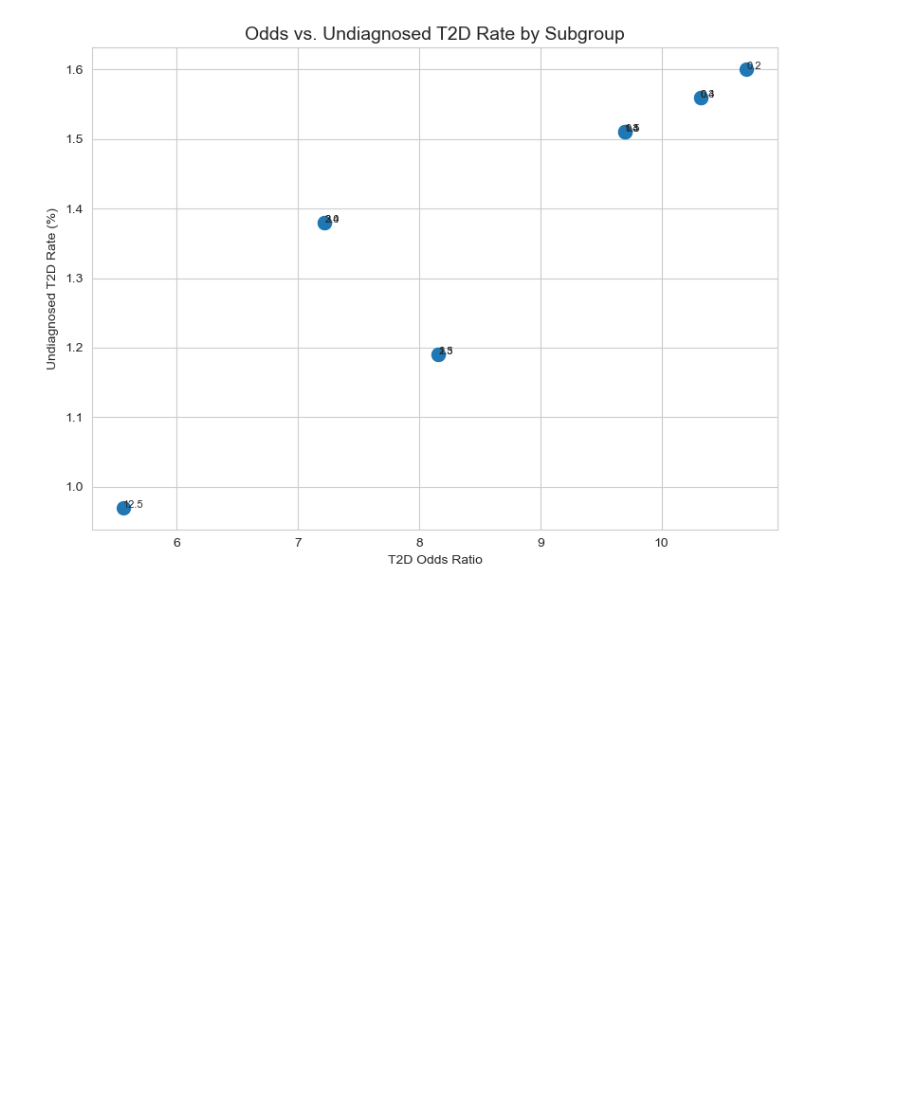
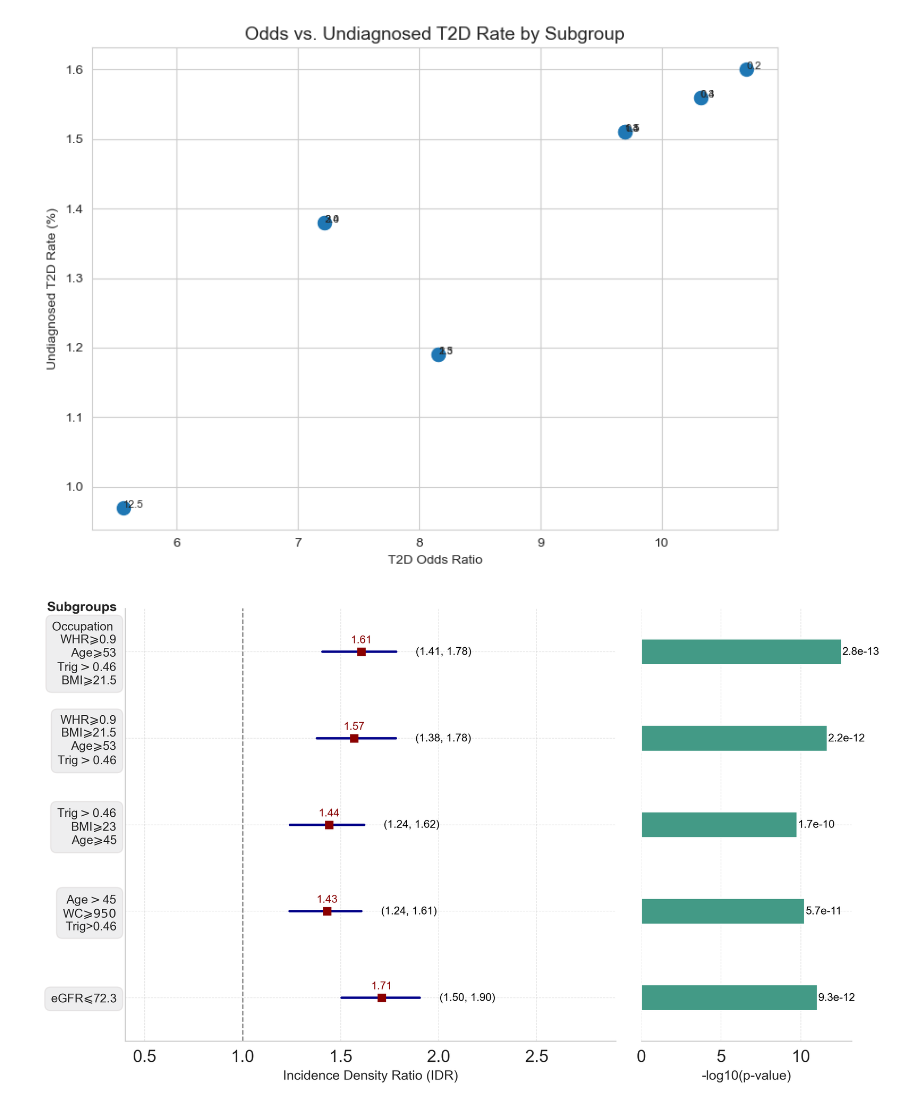
Before and after one commit to kayvinsoo7/mBio_study_improv, a Jupyter notebook: codes/climate.ipynb, the cells around one changed output. Saved outputs shown, nothing was run; the diff lists cells and outputs as text; code cells hidden in the pictures; blank space fills up the shorter version.

```diff
--- a/codes/climate.ipynb
+++ b/codes/climate.ipynb
@@ -286,3 +286,89 @@ plt.tight_layout()
 plt.show()
 # %% [output]
 [figure]
+# %%
+import matplotlib.pyplot as plt
+import numpy as np
+import pandas as pd
+
+# Agincourt data (simplified for plot)
+data_agincourt = pd.DataFrame({
+    "label": [
+        "Occupation \nWHR$\geqslant$0.9 \nAge$\geqslant$53 \nTrig$>$0.46 \nBMI$\geqslant$21.5",
+        "WHR$\geqslant$0.9 \nBMI$\geqslant$21.5 \nAge$\geqslant$53 \nTrig$>$0.46",
+        "Trig$>$0.46 \nBMI$\geqslant$23 \nAge$\geqslant$45",
+        "Age$>$45 \nWC$\geqslant950$ \nTrig>0.46",
+        "eGFR$\leqslant$72.3"
+    ],
+    "IDR": [1.606, 1.569, 1.441, 1.431, 1.71],
+    "p-value": [2.76e-13, 2.21e-12, 1.73e-10, 5.67e-11, 9.26e-12]
+})
+
+# Compute mock confidence intervals (±12% of IDR for variability)
+data_agincourt["CI_lower"] = data_agincourt["IDR"] * np.random.uniform(0.86, 0.89, size=len(data_agincourt))
+data_agincourt["CI_upper"] = data_agincourt["IDR"] * np.random.uniform(1.11, 1.14, size=len(data_agincourt))
+
+# Reverse for plotting (top to bottom)
+data_agincourt = data_agincourt.iloc[::-1].reset_index(drop=True)
+y_positions = np.arange(len(data_agincourt))
+n_groups = len(data_agincourt)
+
+# Plot
+fig, (ax_forest, ax_pvals) = plt.subplots(
+    1, 2,
+    figsize=(10, 6),
+    gridspec_kw={"width_ratios": [2.8, 1.2]}, dpi=300
+)
+
+# Forest plot
+for i, row in data_agincourt.iterrows():
+    ax_forest.plot([row["CI_lower"], row["CI_upper"]], [y_positions[i]] * 2, color="darkblue", lw=2)
+    ax_forest.plot(row["IDR"], y_positions[i], "s", color="darkred", markersize=6)
+    ax_forest.text(row["IDR"], y_positions[i] + 0.1, f"{row['IDR']:.2f}", ha="center", color="darkred", fontsize=9)
+    ci_label = f"({row['CI_lower']:.2f}, {row['CI_upper']:.2f})"
+    ax_forest.text(row["CI_upper"] + 0.1, y_positions[i], ci_label, va="center", fontsize=9, color="black")
+
+ax_forest.axvline(x=1.0, color="gray", linestyle="--", lw=1)
+ax_forest.set_yticks(y_positions)
+ax_forest.set_yticklabels(data_agincourt["label"], fontsize=10)
+for label in ax_forest.yaxis.get_ticklabels():
+    label.set_bbox(dict(facecolor='#DEDEE0', edgecolor='#DAD6D6', alpha=0.5, pad=3, boxstyle='round,pad=0.5'))
+ax_forest.set_xlabel("Incidence Density Ratio (IDR)", fontsize=11)
+for spine in ["top", "right"]:
+    ax_forest.spines[spine].set_visible(False)
+x_min = min(data_agincourt["CI_lower"].min(), 0.5) - 0.1
+x_max = data_agincourt["CI_upper"].max() + 1.0
+ax_forest.set_xlim(x_min, x_max)
+ax_forest.set_ylim(-0.5, n_groups - 0.5)
+ax_forest.grid(True, linestyle="--", alpha=0.5,linewidth=0.5)
+
+# P-value bar chart
+pvals = data_agincourt["p-value"].clip(lower=1e-300)
+neg_log_pvals = -np.log10(pvals)
+bars = ax_pvals.barh(y_positions, neg_log_pvals, height=0.3, color="#439A86")
+for spine in ["left", "right", "top"]:
+    ax_pvals.spines[spine].set_visible(False)
+ax_pvals.set_xlabel("-log10(p-value)", fontsize=11)
+ax_pvals.set_ylim(ax_forest.get_ylim())
+ax_pvals.set_yticks(y_positions)
+ax_pvals.set_yticklabels([])
+ax_pvals.grid(True, linestyle="--", alpha=0.5,linewidth=0.5)
+for i, val in enumerate(neg_log_pvals):
+    pval_text = f"{data_agincourt['p-value'][i]:.1e}"
+    ax_pvals.text(val + 0.05, y_positions[i], pval_text, va="center", fontsize=9, color="black")
+
+# Annotate "Subgroups" title
+ax_forest.text(
+    -0.0,
+    n_groups - 0.56,
+    'Subgroups',
+    fontsize=11,
+    fontweight='bold',
+    ha='left',
+    va='bottom'
+)
+
+plt.tight_layout()
+plt.show()
+# %% [output]
+[figure, added]
```
Also changed, not shown: parts of 1 cell of this notebook.
